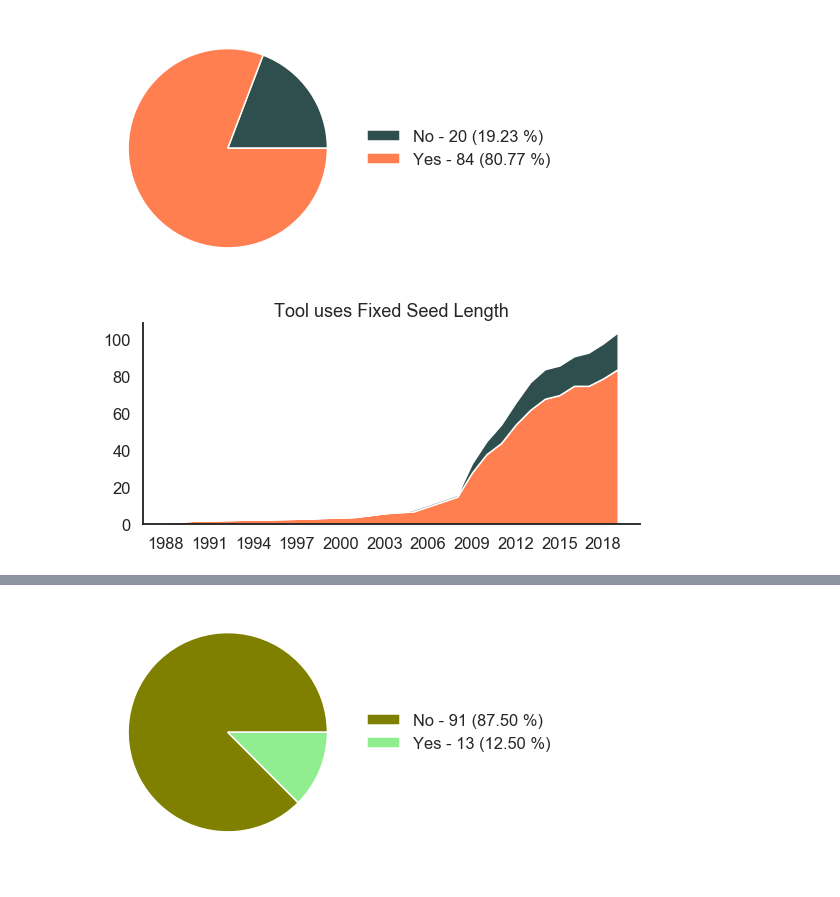
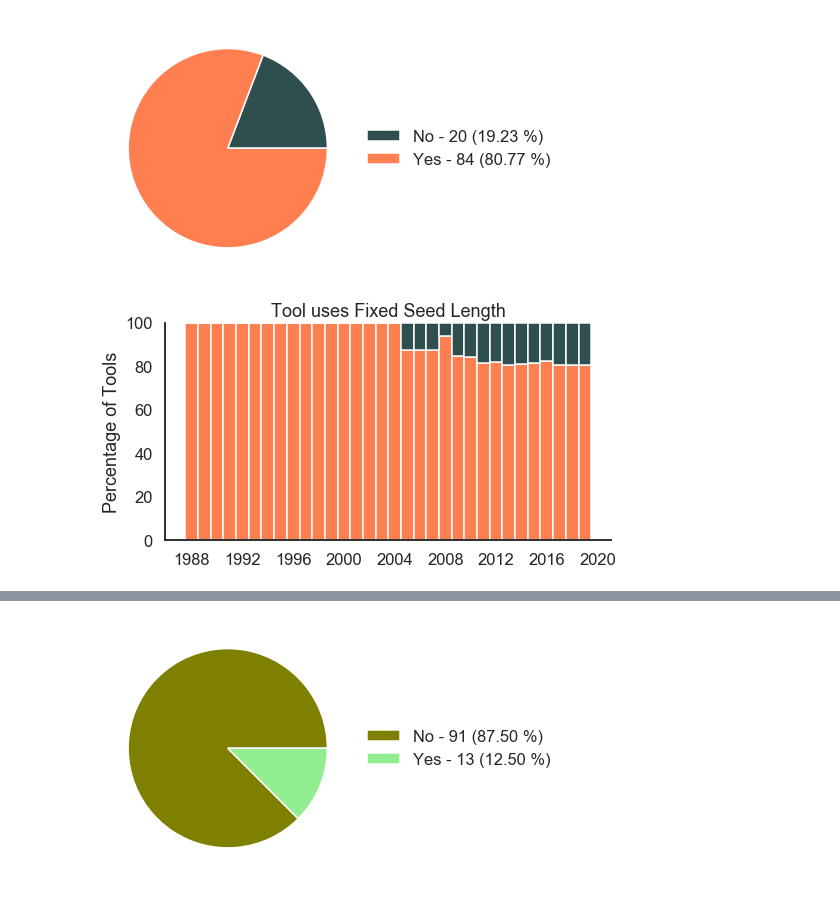
Before and after one commit to Mangul-Lab-USC/review-technology-dictates-algorithms, a Jupyter notebook: notebooks/Figure2.ipynb, the cells around one changed output, grey strips where cells are left out. Drawn from its saved outputs; the diff is of its cells as text; code cells hidden in the pictures.

```diff
--- a/notebooks/Figure2.ipynb
+++ b/notebooks/Figure2.ipynb
@@ -311,26 +334,34 @@ plt.savefig('../figures/Figure2_b_0.pdf')
 [figure]
 # %%
 plt.figure(figsize=(8,4))
-idx = range(min(x), max(x)+1)
+idx = range(min(data_year['year_of_pub']), max(data_year['year_of_pub'])+1)
 by_year = data_year.groupby(['year_of_pub','seeds_fixed']).count()
 by_year = by_year.xs('aligner', axis=1)
 by_year = by_year.unstack(level = -1, fill_value=0)
 by_year = by_year.cumsum()
 by_year = by_year.reindex(idx, method='ffill')
 x = by_year.index
 
+totals = [i+j for i,j in zip(by_year['Yes'], by_year['No'])]
+Y = [i / j * 100 for i,j in zip(by_year['Yes'], totals)]
+N = [i / j * 100 for i,j in zip(by_year['No'], totals)]
+
 sns.set_style('white')
 sns.set_context('talk')
 
-plt.stackplot(x, by_year.loc[:,'Yes'], by_year.loc[:,'No'],
-              labels=['Yes', 'No'], colors=['coral', 'darkslategray'])
+plt.bar(x, Y, color='coral', edgecolor='white', width=barWidth)
+plt.bar(x, N, bottom=Y, color='darkslategray', edgecolor='white', width=barWidth)
+
+# plt.stackplot(x, by_year.loc[:,'Yes'], by_year.loc[:,'No'],
+#               labels=['Yes', 'No'], colors=['coral', 'darkslategray'])
 sns.despine()
-plt.xticks(range(min(x), max(x)+1, 3))
+plt.xticks(range(min(data_year['year_of_pub']), max(data_year['year_of_pub'])+2, 4))
+plt.ylabel("Percentage of Tools")
 plt.title('Tool uses Fixed Seed Length')
-plt.tight_layout()
+#plt.tight_layout()
 
 #plt.show()
 plt.savefig('../figures/Figure2_b_1.png')
 plt.savefig('../figures/Figure2_b_1.pdf')
 # %% [output]
-[figure, old version]
+[figure, new version]
```
Also changed, not shown: parts of 21 cells of this notebook, 46 other files.
